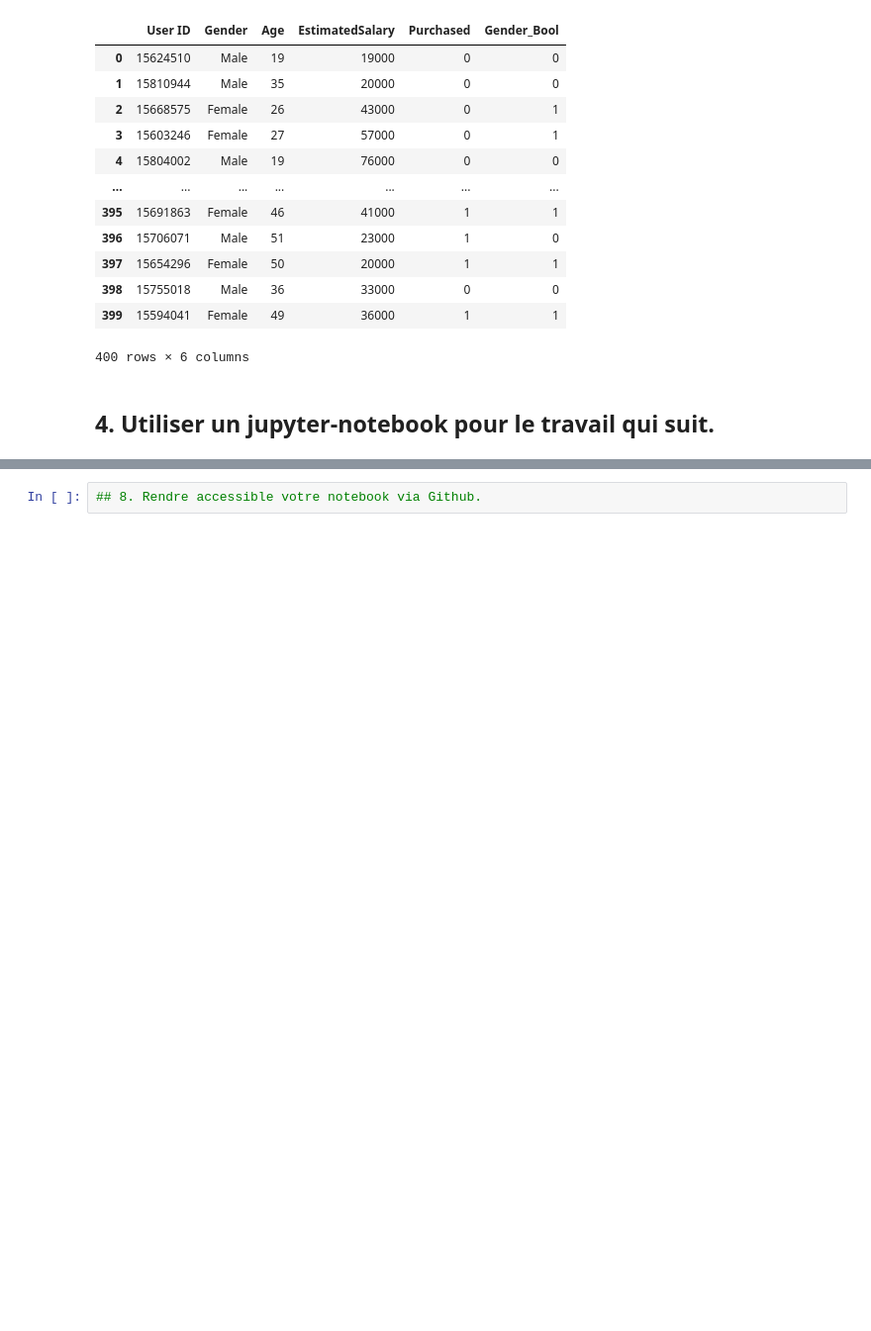
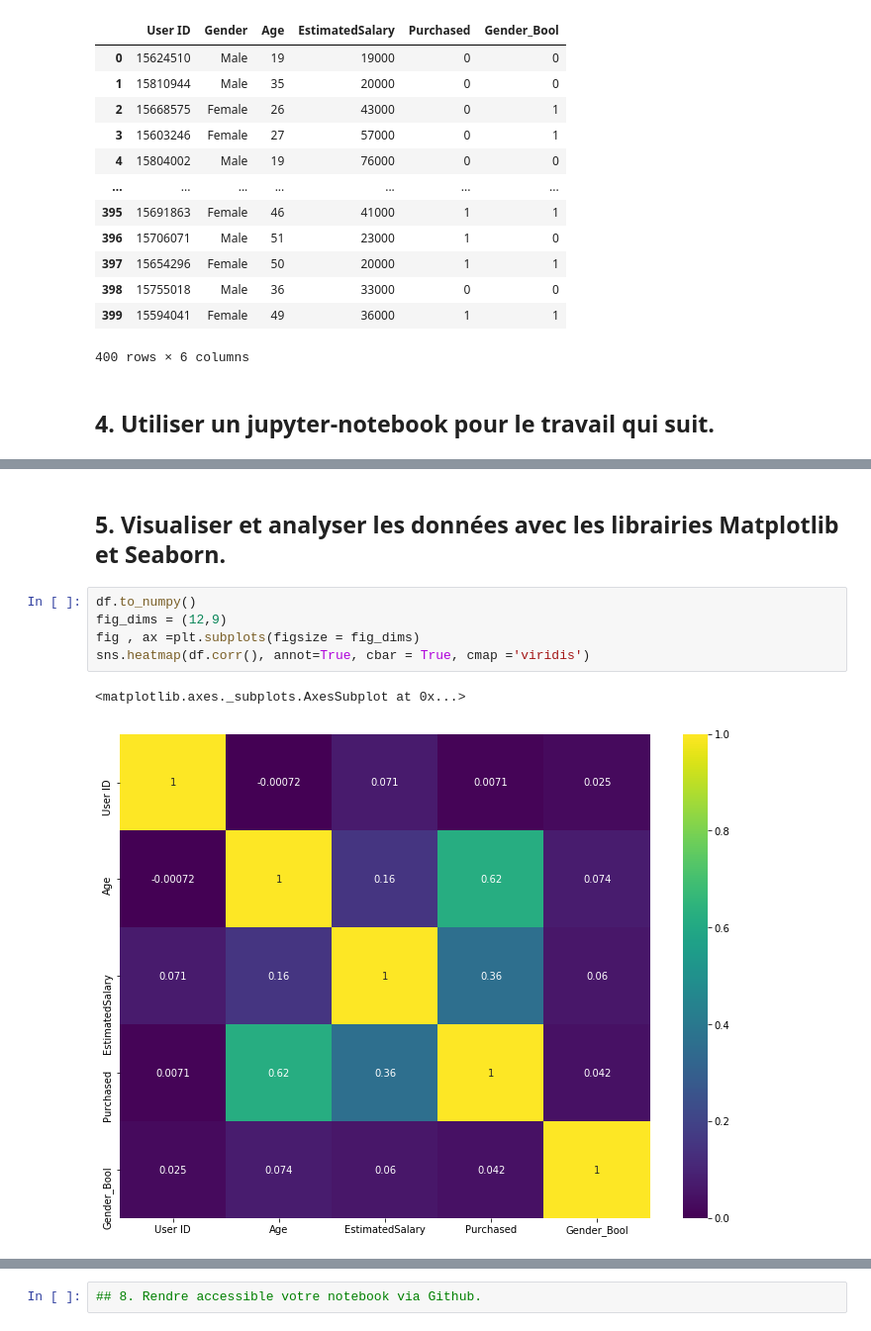
Before and after one commit to ejhb/audit, a Jupyter notebook: 2020/11-november/16-linear/apple_linear.ipynb, the cells around one changed output, grey strips where cells are left out. Shown at 99% size. Saved outputs shown, nothing was run; the diff lists cells and outputs as text; blank space fills up the shorter version.

```diff
--- a/2020/11-november/16-linear/apple_linear.ipynb
+++ b/2020/11-november/16-linear/apple_linear.ipynb
@@ -156,0 +138,10 @@ df = pd.read_sql_table('client',engine)
+# %% [markdown]
+## 5. Visualiser et analyser les données avec les librairies Matplotlib et Seaborn.
+# %%
+df.to_numpy()
+fig_dims = (12,9)
+fig , ax =plt.subplots(figsize = fig_dims)
+sns.heatmap(df.corr(), annot=True, cbar = True, cmap ='viridis')
+# %% [output]
+<matplotlib.axes._subplots.AxesSubplot at 0x...>
+[figure, added]
```
Also changed, not shown: parts of 5 cells of this notebook, 1 other file.
